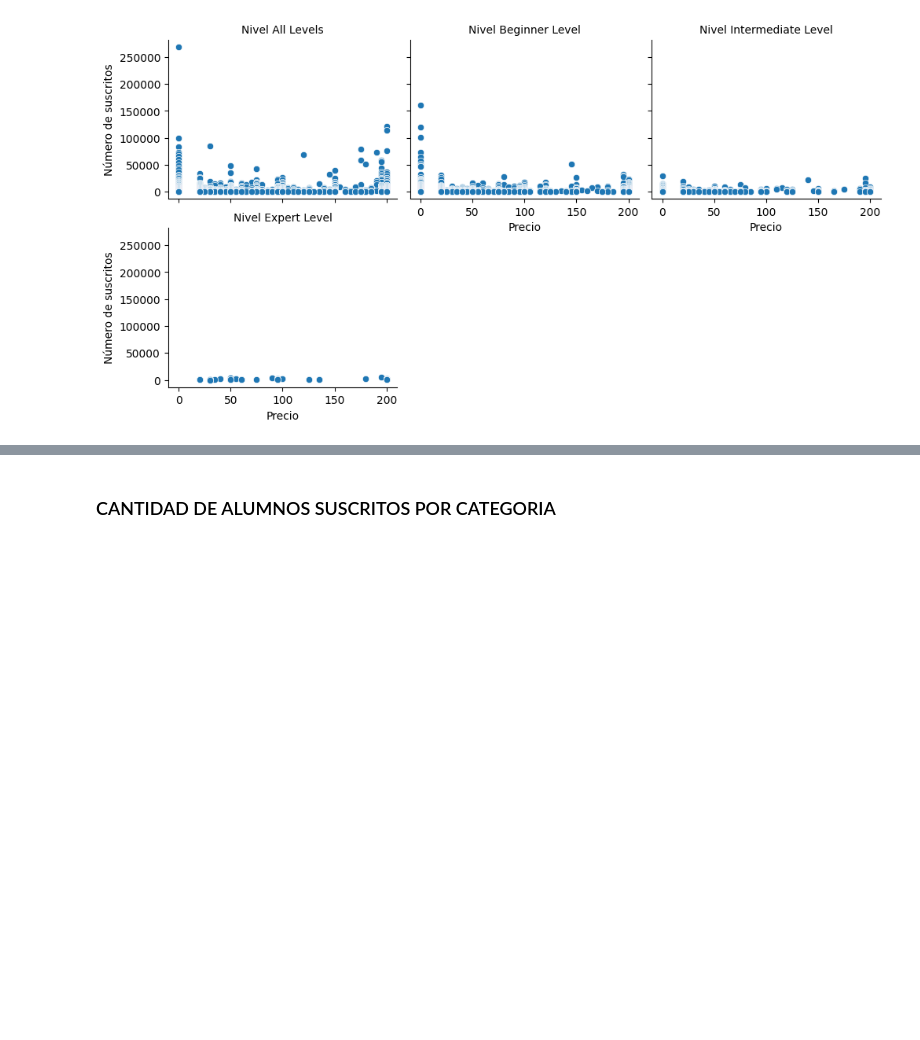
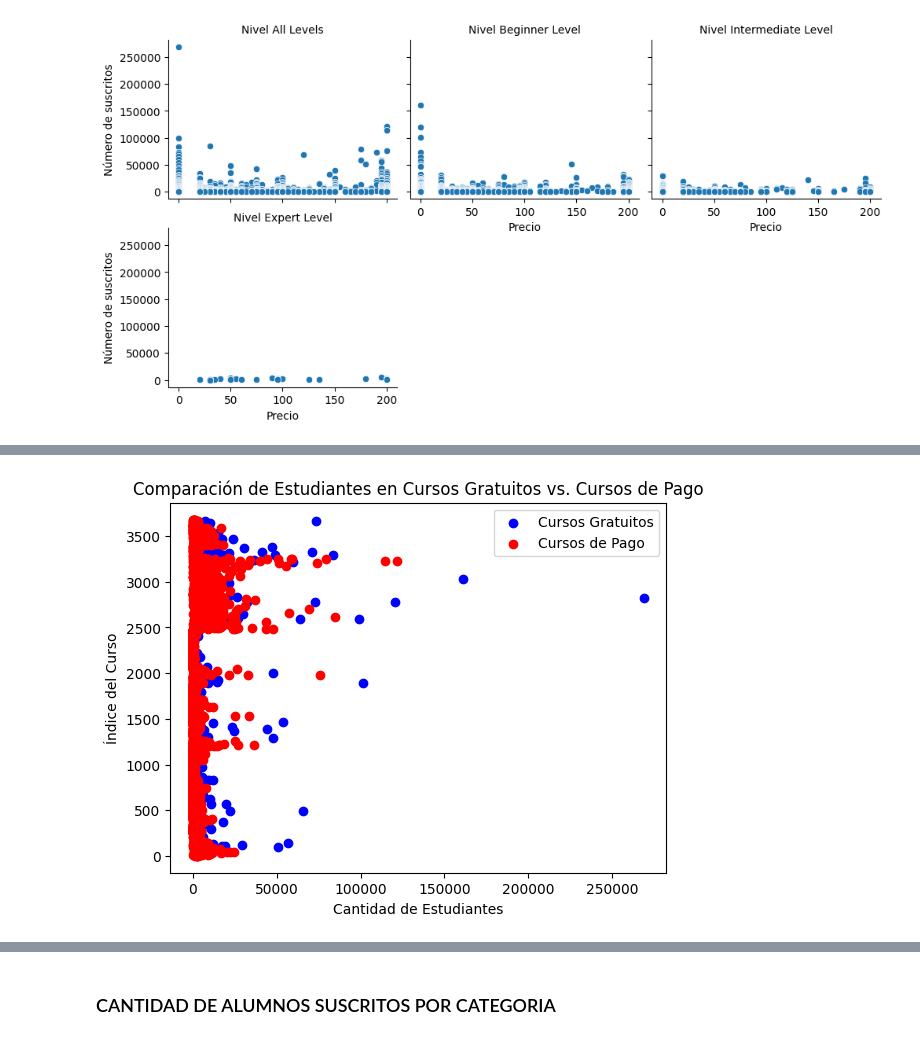
Before and after one commit to pedroOria/PI02_data_analitics, a Jupyter notebook: EDA_udemy.ipynb, the cells around one changed output, grey strips where cells are left out. Drawn from its saved outputs; the diff is of its cells as text; code cells hidden in the pictures; blank space fills up the shorter version.

```diff
--- a/EDA_udemy.ipynb
+++ b/EDA_udemy.ipynb
@@ -115,0 +134,17 @@ plt.show()
+# %%
+# En esta grafico de dispersion se puede apreciar mejor la diferencia entra los cursos de pago y los gratuitos
+gratis = cursos[cursos['price']==0]
+pagos = cursos[cursos['price']>0]
+plt.scatter(gratis['num_subscribers'], gratis.index, color='blue', label='Cursos Gratuitos')
+plt.scatter(pagos['num_subscribers'], pagos.index, color='red', label='Cursos de Pago')
+
+
+plt.xlabel('Cantidad de Estudiantes')
+plt.ylabel('Índice del Curso')
+plt.title('Comparación de Estudiantes en Cursos Gratuitos vs. Cursos de Pago')
+plt.legend()
+
+
+plt.show()
+# %% [output]
+[figure, added]
```
Also changed, not shown: parts of 7 cells of this notebook, 2 other files.
